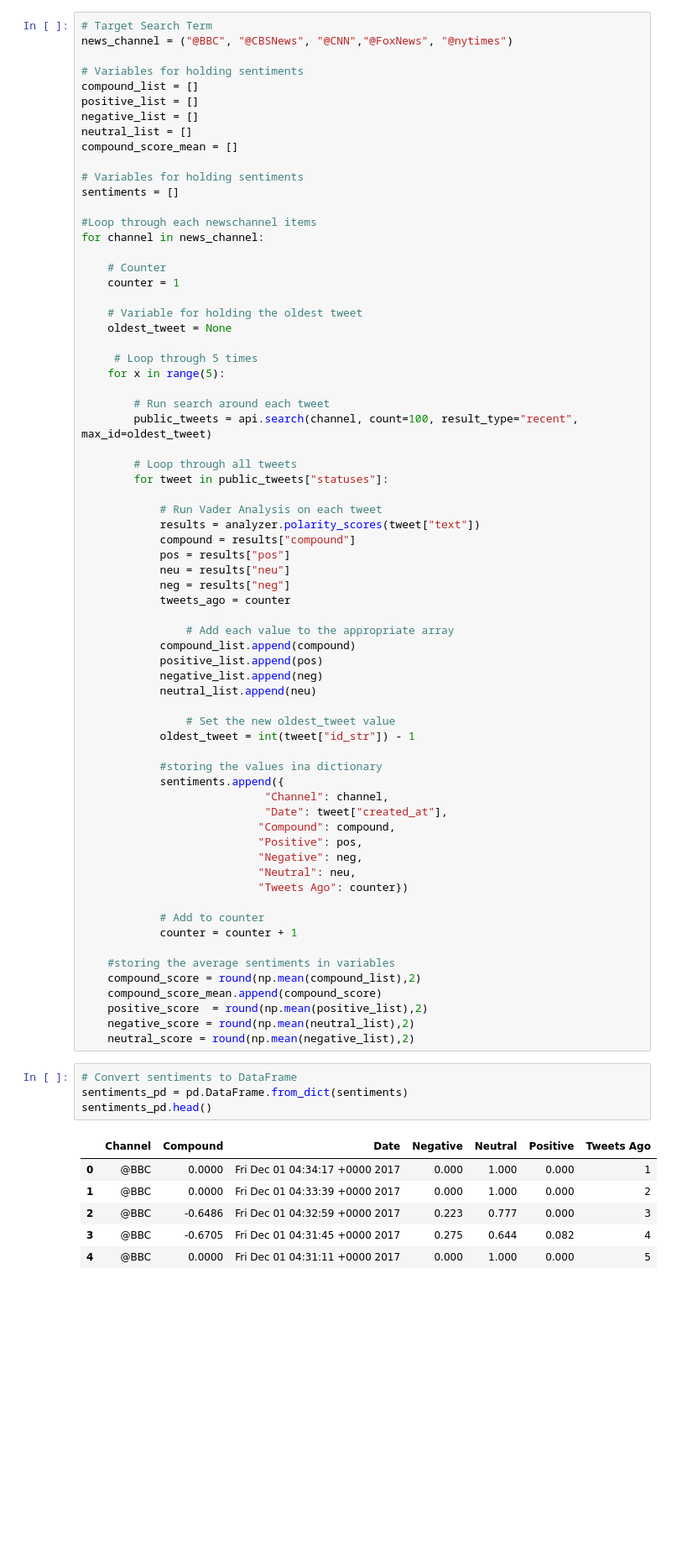
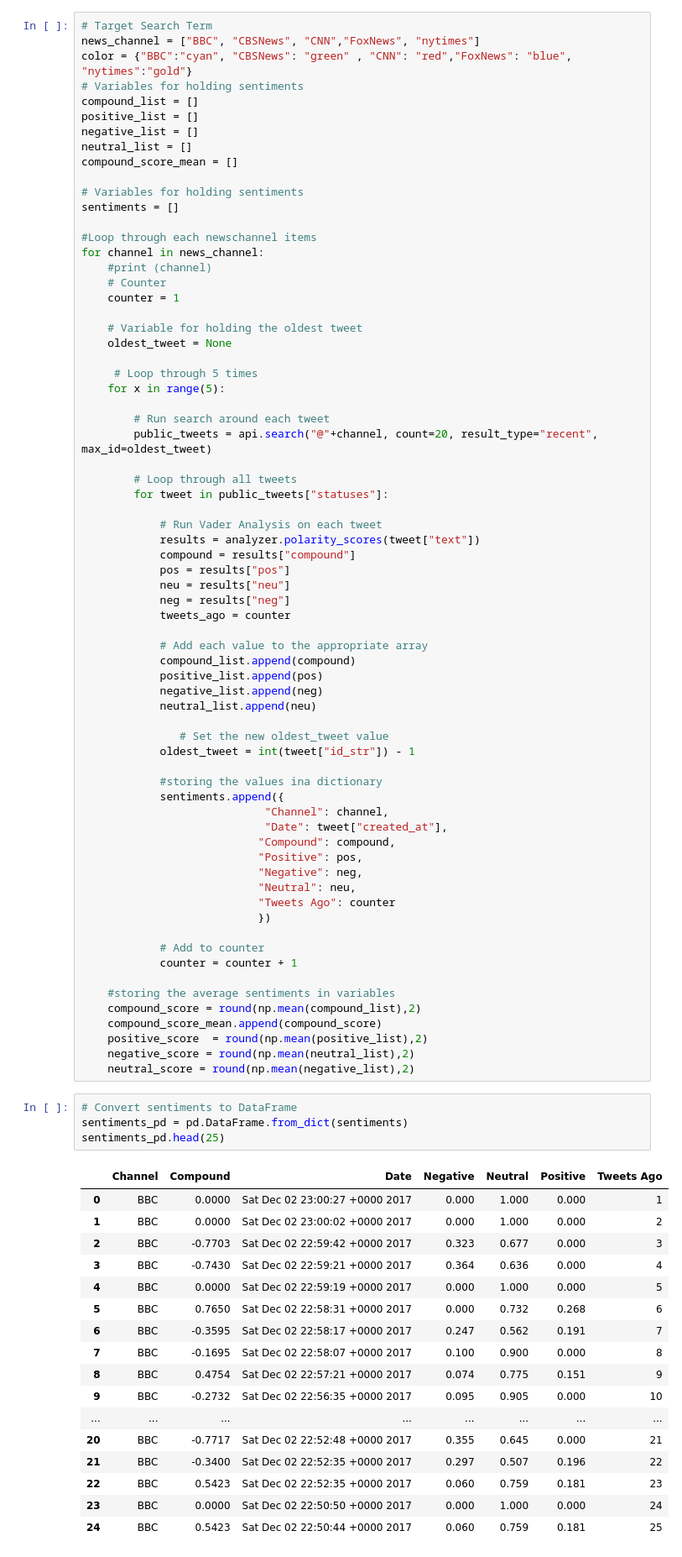
Before and after one commit to subhasushi/Twitter---Distinguishing-Sentiments, a Jupyter notebook: Sentiment_Analysis.ipynb, the cells around one changed output. Shown at 84% size. Cells and saved outputs as stored; diff of their text form; blank space fills up the shorter version.

```diff
--- a/Sentiment_Analysis.ipynb
+++ b/Sentiment_Analysis.ipynb
@@ -21,8 +21,8 @@ auth.set_access_token(access_token, access_token_secret)
 api = tweepy.API(auth, parser=tweepy.parsers.JSONParser())
 # %%
 # Target Search Term
-news_channel = ("@BBC", "@CBSNews", "@CNN","@FoxNews", "@nytimes")
-
+news_channel = ["BBC", "CBSNews", "CNN","FoxNews", "nytimes"]
+color = {"BBC":"cyan", "CBSNews": "green" , "CNN": "red","FoxNews": "blue", "nytimes":"gold"}
 # Variables for holding sentiments
 compound_list = []
 positive_list = []
@@ -35,7 +35,7 @@ sentiments = []
 
 #Loop through each newschannel items
 for channel in news_channel:
-
+    #print (channel)
     # Counter
     counter = 1
 
@@ -46,7 +46,7 @@ for channel in news_channel:
     for x in range(5):
 
         # Run search around each tweet
-        public_tweets = api.search(channel, count=100, result_type="recent", max_id=oldest_tweet)
+        public_tweets = api.search("@"+channel, count=20, result_type="recent", max_id=oldest_tweet)
 
         # Loop through all tweets
         for tweet in public_tweets["statuses"]:
@@ -59,13 +59,13 @@ for channel in news_channel:
             neg = results["neg"]
             tweets_ago = counter
 
-                # Add each value to the appropriate array
+            # Add each value to the appropriate array
             compound_list.append(compound)
             positive_list.append(pos)
             negative_list.append(neg)
             neutral_list.append(neu)
 
-                # Set the new oldest_tweet value
+               # Set the new oldest_tweet value
             oldest_tweet = int(tweet["id_str"]) - 1
 
             #storing the values ina dictionary
@@ -76,7 +76,8 @@ for channel in news_channel:
                            "Positive": pos,
                            "Negative": neg,
                            "Neutral": neu,
-                           "Tweets Ago": counter})
+                           "Tweets Ago": counter
+                           })
 
             # Add to counter
             counter = counter + 1
@@ -90,12 +91,23 @@ for channel in news_channel:
 # %%
 # Convert sentiments to DataFrame
 sentiments_pd = pd.DataFrame.from_dict(sentiments)
-sentiments_pd.head()
+sentiments_pd.head(25)
 # %% [output]
 |  | Channel | Compound | Date | Negative | Neutral | Positive | Tweets Ago |
-| 0 | @BBC | 0.0000 | Fri Dec 01 04:34:17 +0000 2017 | 0.000 | 1.000 | 0.000 | 1 |
-| 1 | @BBC | 0.0000 | Fri Dec 01 04:33:39 +0000 2017 | 0.000 | 1.000 | 0.000 | 2 |
-| 2 | @BBC | -0.6486 | Fri Dec 01 04:32:59 +0000 2017 | 0.223 | 0.777 | 0.000 | 3 |
-| 3 | @BBC | -0.6705 | Fri Dec 01 04:31:45 +0000 2017 | 0.275 | 0.644 | 0.082 | 4 |
-| 4 | @BBC | 0.0000 | Fri Dec 01 04:31:11 +0000 2017 | 0.000 | 1.000 | 0.000 | 5 |
+| 0 | BBC | 0.0000 | Sat Dec 02 23:00:27 +0000 2017 | 0.000 | 1.000 | 0.000 | 1 |
+| 1 | BBC | 0.0000 | Sat Dec 02 23:00:02 +0000 2017 | 0.000 | 1.000 | 0.000 | 2 |
+| 2 | BBC | -0.7703 | Sat Dec 02 22:59:42 +0000 2017 | 0.323 | 0.677 | 0.000 | 3 |
+| 3 | BBC | -0.7430 | Sat Dec 02 22:59:21 +0000 2017 | 0.364 | 0.636 | 0.000 | 4 |
+| 4 | BBC | 0.0000 | Sat Dec 02 22:59:19 +0000 2017 | 0.000 | 1.000 | 0.000 | 5 |
+| 5 | BBC | 0.7650 | Sat Dec 02 22:58:31 +0000 2017 | 0.000 | 0.732 | 0.268 | 6 |
+| 6 | BBC | -0.3595 | Sat Dec 02 22:58:17 +0000 2017 | 0.247 | 0.562 | 0.191 | 7 |
+| 7 | BBC | -0.1695 | Sat Dec 02 22:58:07 +0000 2017 | 0.100 | 0.900 | 0.000 | 8 |
+| 8 | BBC | 0.4754 | Sat Dec 02 22:57:21 +0000 2017 | 0.074 | 0.775 | 0.151 | 9 |
+| 9 | BBC | -0.2732 | Sat Dec 02 22:56:35 +0000 2017 | 0.095 | 0.905 | 0.000 | 10 |
+| ... | ... | ... | ... | ... | ... | ... | ... |
+| 20 | BBC | -0.7717 | Sat Dec 02 22:52:48 +0000 2017 | 0.355 | 0.645 | 0.000 | 21 |
+| 21 | BBC | -0.3400 | Sat Dec 02 22:52:35 +0000 2017 | 0.297 | 0.507 | 0.196 | 22 |
+| 22 | BBC | 0.5423 | Sat Dec 02 22:52:35 +0000 2017 | 0.060 | 0.759 | 0.181 | 23 |
+| 23 | BBC | 0.0000 | Sat Dec 02 22:50:50 +0000 2017 | 0.000 | 1.000 | 0.000 | 24 |
+| 24 | BBC | 0.5423 | Sat Dec 02 22:50:44 +0000 2017 | 0.060 | 0.759 | 0.181 | 25 |
 # %%
```
Also changed, not shown: parts of 2 cells of this notebook.
